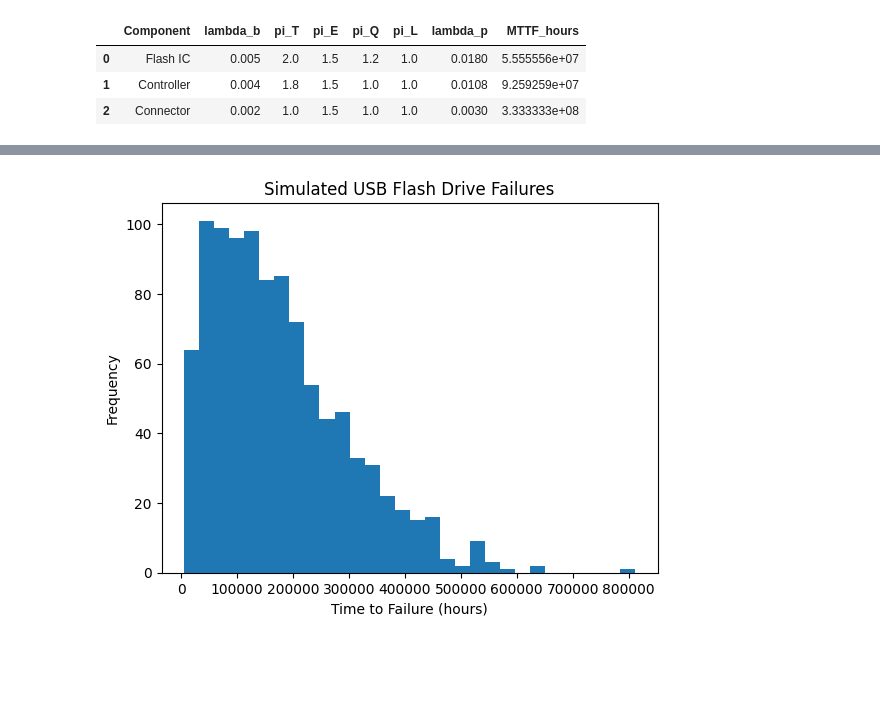
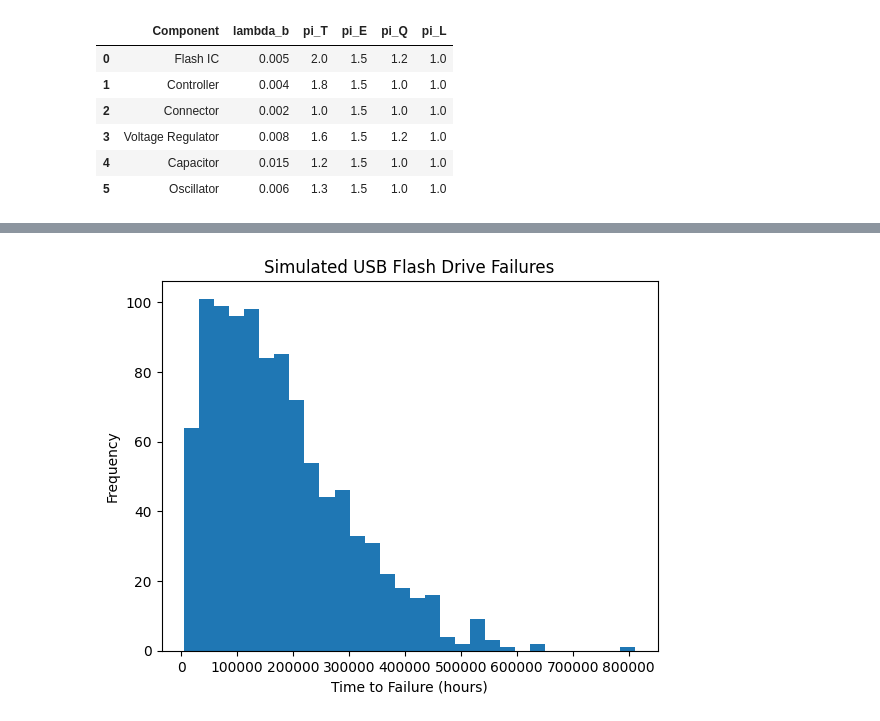
Before and after one commit to ericliudx/usb-drive-reliability, a Jupyter notebook: Flash_Drive_project.ipynb, the cells around one changed output, grey strips where cells are left out. Cells and saved outputs as stored; diff of their text form; code cells hidden in the pictures; blank space fills up the shorter version.

```diff
--- a/Flash_Drive_project.ipynb
+++ b/Flash_Drive_project.ipynb
@@ -1,23 +1,29 @@
 # %% [markdown]
 <a href="https://colab.research.google.com/github/ericliudx/usb-drive-reliability/blob/main/Flash_Drive_project.ipynb" target="_parent"><img src="https://colab.research.google.com/assets/colab-badge.svg" alt="Open In Colab"/></a>
 # %%
+import numpy as np
 import pandas as pd
+import matplotlib.pyplot as plt
 
-# Example component-level data
+# ---------------------------------------------------
+# Component-level MIL-HDBK-217F style parameters
+# ---------------------------------------------------
 data = [
-    {"Component": "Flash IC", "lambda_b": 0.005, "pi_T": 2.0, "pi_E": 1.5, "pi_Q": 1.2, "pi_L": 1.0},
-    {"Component": "Controller", "lambda_b": 0.004, "pi_T": 1.8, "pi_E": 1.5, "pi_Q": 1.0, "pi_L": 1.0},
-    {"Component": "Connector", "lambda_b": 0.002, "pi_T": 1.0, "pi_E": 1.5, "pi_Q": 1.0, "pi_L": 1.0},
+    {"Component": "Flash IC",           "lambda_b": 0.005,  "pi_T": 2.0, "pi_E": 1.5, "pi_Q": 1.2, "pi_L": 1.0},
+    {"Component": "Controller",         "lambda_b": 0.004,  "pi_T": 1.8, "pi_E": 1.5, "pi_Q": 1.0, "pi_L": 1.0},
+    {"Component": "Connector",          "lambda_b": 0.002,  "pi_T": 1.0, "pi_E": 1.5, "pi_Q": 1.0, "pi_L": 1.0},
+    {"Component": "Voltage Regulator",  "lambda_b": 0.008,  "pi_T": 1.6, "pi_E": 1.5, "pi_Q": 1.2, "pi_L": 1.0},
+    {"Component": "Capacitor",          "lambda_b": 0.015,  "pi_T": 1.2, "pi_E": 1.5, "pi_Q": 1.0, "pi_L": 1.0},
+    {"Component": "Oscillator",         "lambda_b": 0.006,  "pi_T": 1.3, "pi_E": 1.5, "pi_Q": 1.0, "pi_L": 1.0},
 ]
 
 df = pd.DataFrame(data)
-
-# Compute predicted failure rate (failures per 10^6 hours)
-df["lambda_p"] = df["lambda_b"] * df["pi_T"] * df["pi_E"] * df["pi_Q"] * df["pi_L"]
-df["MTTF_hours"] = 1_000_000 / df["lambda_p"]
 df
 # %% [output]
-|  | Component | lambda_b | pi_T | pi_E | pi_Q | pi_L | lambda_p | MTTF_hours |
-| 0 | Flash IC | 0.005 | 2.0 | 1.5 | 1.2 | 1.0 | 0.0180 | 5.555556e+07 |
-| 1 | Controller | 0.004 | 1.8 | 1.5 | 1.0 | 1.0 | 0.0108 | 9.259259e+07 |
-| 2 | Connector | 0.002 | 1.0 | 1.5 | 1.0 | 1.0 | 0.0030 | 3.333333e+08 |
+|  | Component | lambda_b | pi_T | pi_E | pi_Q | pi_L |
+| 0 | Flash IC | 0.005 | 2.0 | 1.5 | 1.2 | 1.0 |
+| 1 | Controller | 0.004 | 1.8 | 1.5 | 1.0 | 1.0 |
+| 2 | Connector | 0.002 | 1.0 | 1.5 | 1.0 | 1.0 |
+| 3 | Voltage Regulator | 0.008 | 1.6 | 1.5 | 1.2 | 1.0 |
+| 4 | Capacitor | 0.015 | 1.2 | 1.5 | 1.0 | 1.0 |
+| 5 | Oscillator | 0.006 | 1.3 | 1.5 | 1.0 | 1.0 |
```
Also changed, not shown: parts of 6 cells of this notebook.
